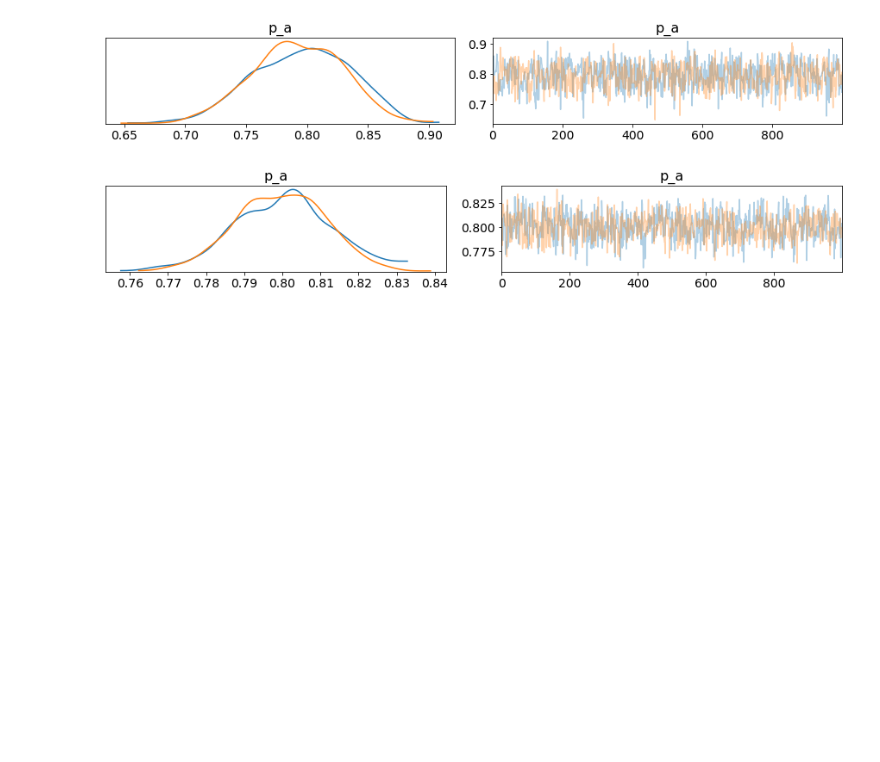
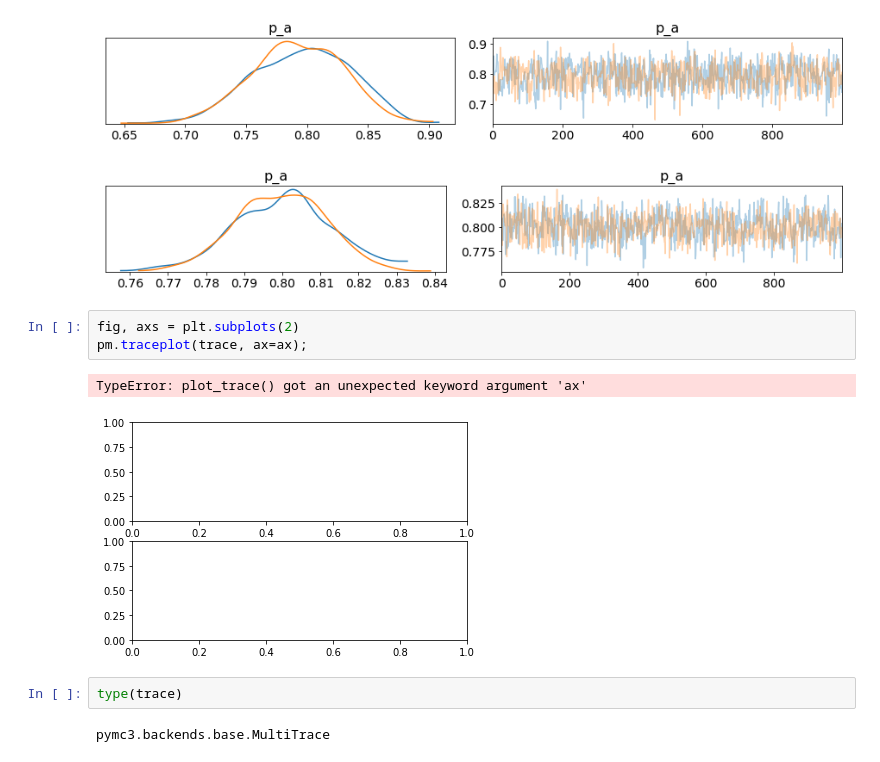
Before and after one commit to tom-hc-park/MSc-RA-Bayesian-evidence-synthesis, a Jupyter notebook: report draft.ipynb, the cells around one changed output. Drawn from its saved outputs; the diff is of its cells as text; blank space fills up the shorter version.

```diff
--- a/report draft.ipynb
+++ b/report draft.ipynb
@@ -183,3 +185,13 @@ for i in range(4):
 [figure]
 [figure]
 [figure]
+# %%
+fig, axs = plt.subplots(2)
+pm.traceplot(trace, ax=ax);
+# %% [output]
+TypeError: plot_trace() got an unexpected keyword argument 'ax'
+[figure, added]
+# %%
+type(trace)
+# %% [output]
+pymc3.backends.base.MultiTrace
```
Also changed, not shown: parts of 6 cells of this notebook, 2 other files.
